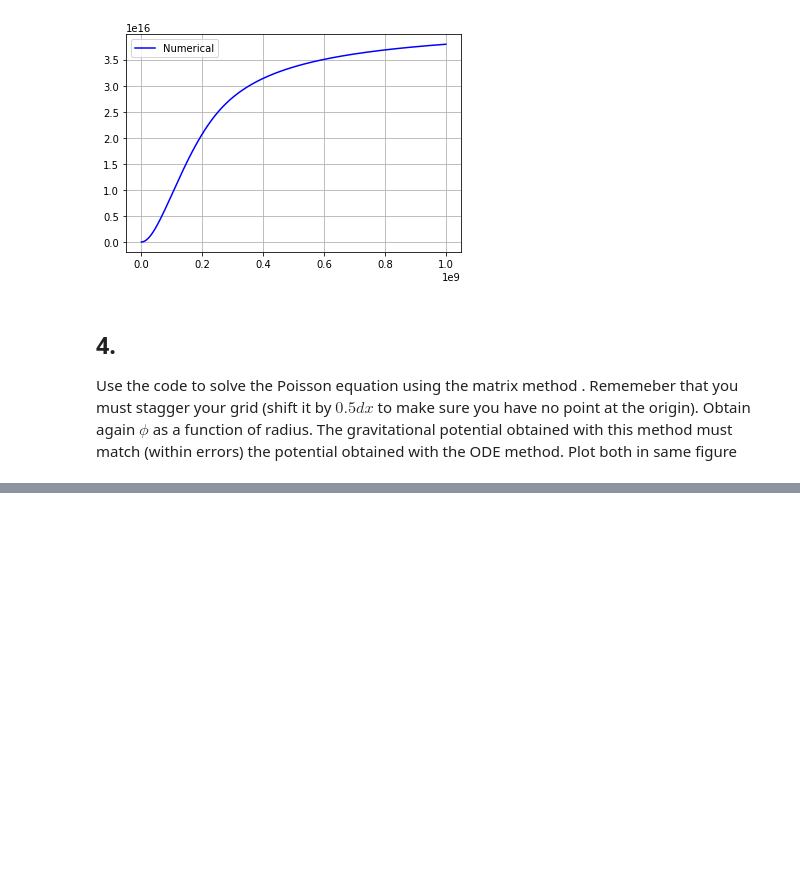
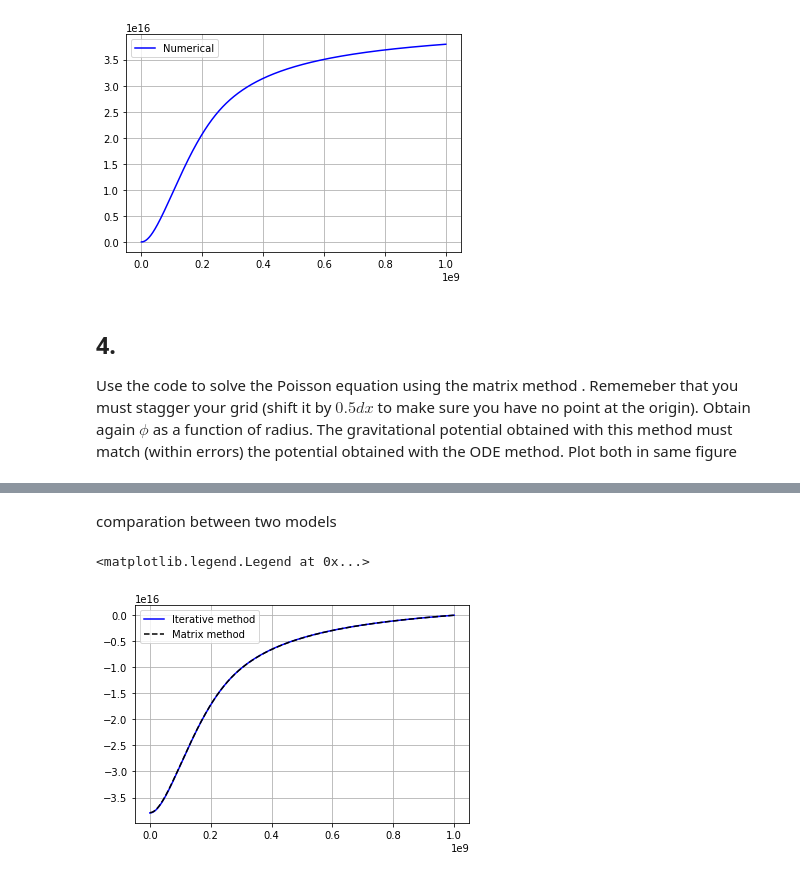
Before and after one commit to jomen93/Computational_Astrophysics, a Jupyter notebook: Exercise_10/Exercise_10.ipynb, the cells around one changed output, grey strips where cells are left out. Cells and saved outputs as stored; diff of their text form; code cells hidden in the pictures; blank space fills up the shorter version.

```diff
--- a/Exercise_10/Exercise_10.ipynb
+++ b/Exercise_10/Exercise_10.ipynb
@@ -180,0 +187,10 @@ Use the code to solve the Poisson equation using the matrix method . Rememeber t
+# %% [markdown]
+comparation between two models
+# %%
+plt.plot(r,phi-phi[-1],"b-",label = "Iterative method")
+plt.plot(r[1:],Phi[1:],"k--",label = "Matrix method")
+plt.grid(True)
+plt.legend()
+# %% [output]
+<matplotlib.legend.Legend at 0x...>
+[figure, added]
```
Also changed, not shown: parts of 8 cells of this notebook, 1 other file.
